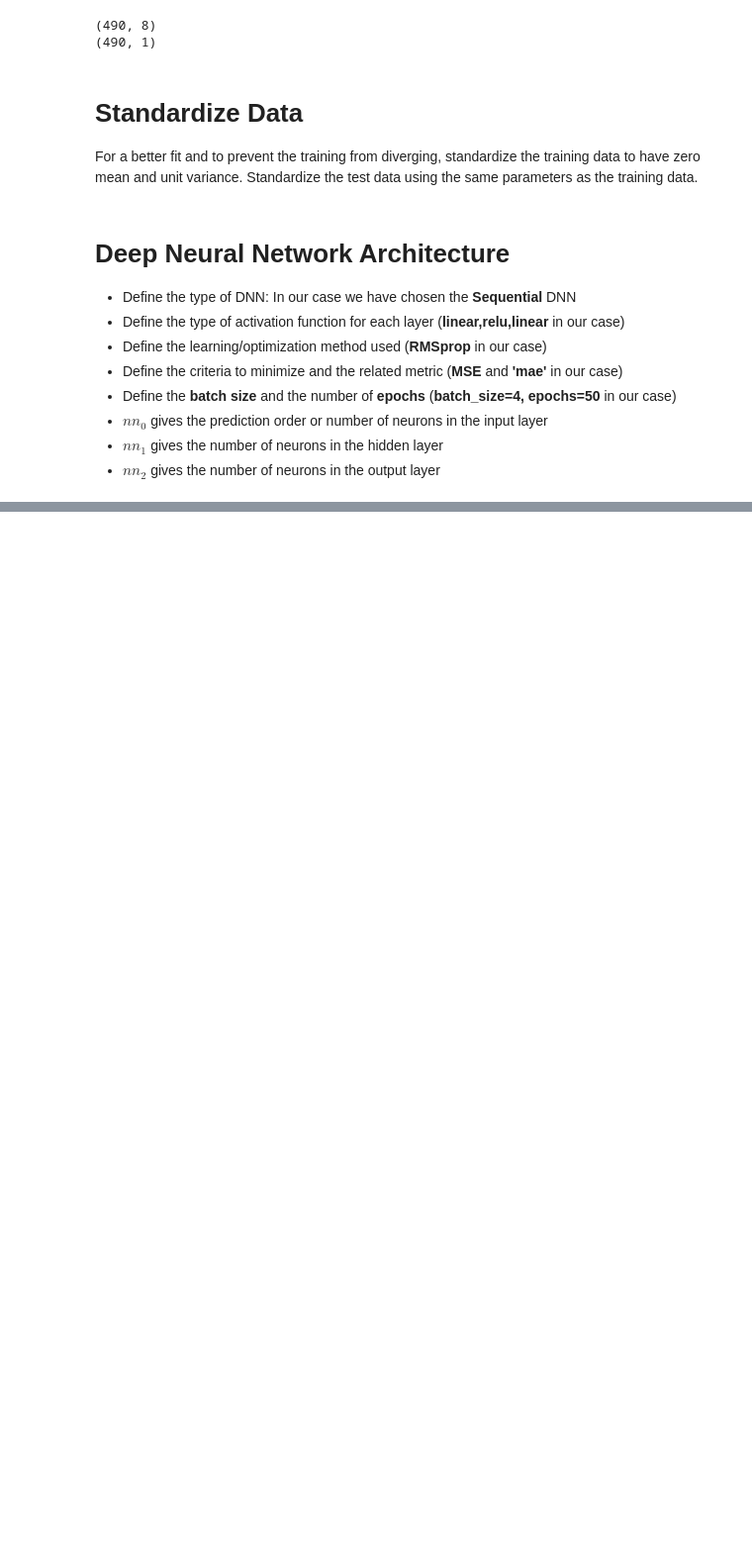
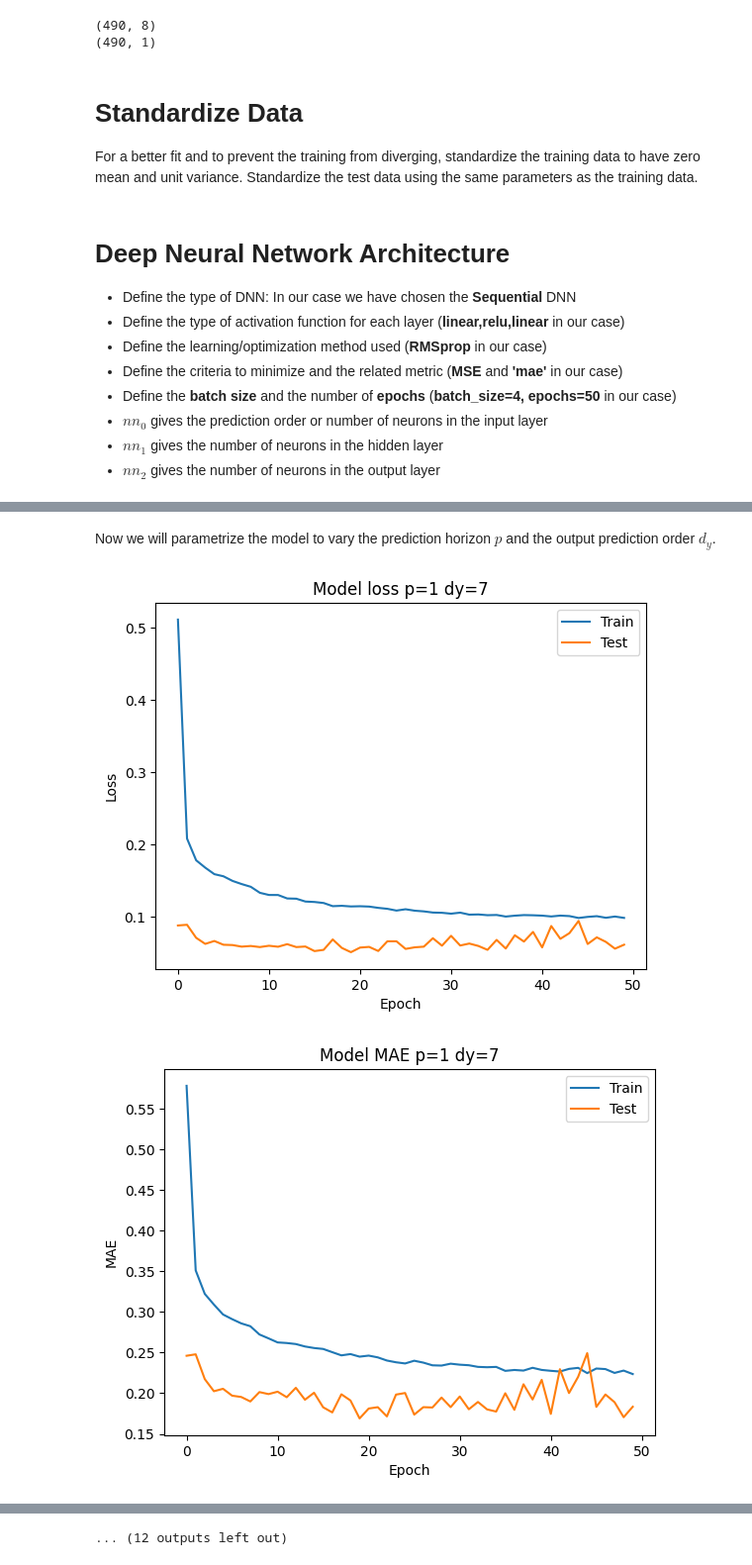
Before and after one commit to AntoninJuquel/deep-learning-esiee, a Jupyter notebook: TP2/TP2_Cela.ipynb, the cells around one changed output, grey strips where cells are left out. Shown at 99% size. Saved outputs shown, nothing was run; the diff lists cells and outputs as text; code cells hidden in the pictures; blank space fills up the shorter version.

```diff
--- a/TP2/TP2_Cela.ipynb
+++ b/TP2/TP2_Cela.ipynb
@@ -150,0 +148,62 @@ plt.show()
+# %% [markdown]
+Now we will parametrize the model to vary the prediction horizon $p$ and the output prediction order $d_y$.
+# %%
+def new_train(p, dy):
+    nn_0=dy+1
+    nn_1=10
+    nn_2=1
+    y=S
+
+    V=y[dy:len(y)-p,]
+    for i in range(1, dy+1):
+        V=np.c_[V,y[dy-i:len(y)-p-i,]]
+
+    T=np.mat(y[dy+p:len(y),]).T
+
+    input_NN=V[:400,:]
+    target_NN=T[:400,]
+    input_Test=V[400:,:]
+    target_Test=T[400:,]
+
+    input_mean = np.mean(input_NN)
+    target_mean = np.mean(target_NN)
+    input_std = np.std(input_NN)
+    target_std = np.std(target_NN)
+
+    input_NN = (input_NN - input_mean) / input_std
+    target_NN = (target_NN - input_mean) / target_std
+    input_Test = (input_Test - input_mean) / input_std
+    target_Test = (target_Test - target_mean) / target_std
+
+    model = models.Sequential()
+
+    model.add(layers.Dense(nn_0, activation=activations.linear))
+    model.add(layers.Dense(nn_1, activation=activations.relu))
+    model.add(layers.Dense(nn_2, activation=activations.linear))
+
+    model.compile(optimizer=optimizers.RMSprop(learning_rate=0.001), loss=losses.mean_squared_error, metrics=[metrics.mean_absolute_error])
+
+    history = model.fit(input_NN, target_NN, epochs=50, batch_size=4, validation_data=(input_Test, target_Test), verbose=0)
+
+    plt.plot(history.history['loss'])
+    plt.plot(history.history['val_loss'])
+    plt.title('Model loss p={} dy={}'.format(p, dy))
+    plt.ylabel('Loss')
+    plt.xlabel('Epoch')
+    plt.legend(['Train', 'Test'], loc='upper right')
+    plt.show()
+
+    plt.plot(history.history['mean_absolute_error'])
+    plt.plot(history.history['val_mean_absolute_error'])
+    plt.title('Model MAE p={} dy={}'.format(p, dy))
+    plt.ylabel('MAE')
+    plt.xlabel('Epoch')
+    plt.legend(['Train', 'Test'], loc='upper right')
+    plt.show()
+
+for p in range(1, 4):
+    for dy in range(7, 11):
+        new_train(p, dy)
+# %% [output]
+[figure, added]
+[figure, added]
@@ -150,0 +220 @@ plt.show()
+... (12 outputs left out)
```
Also changed, not shown: parts of 7 cells of this notebook, 1 other file.
